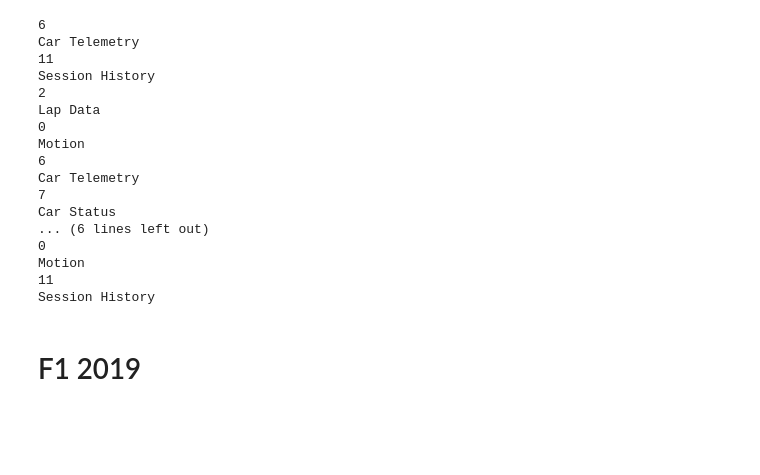
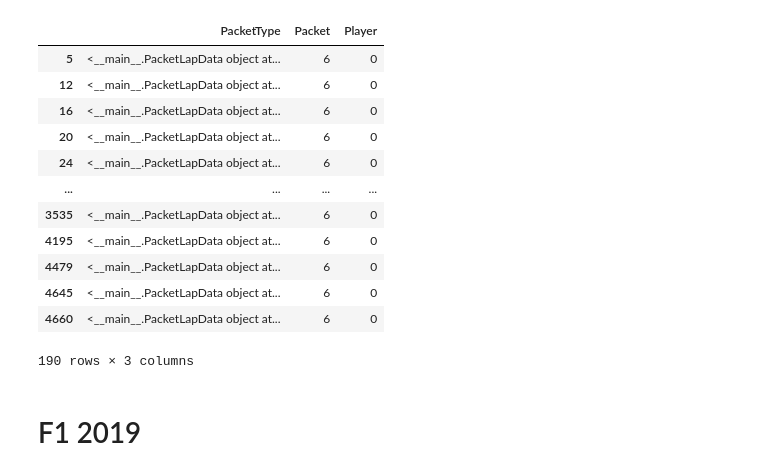
Before and after one commit to jules-deponte/F1Telemetry, a Jupyter notebook: Python Script/Workings.ipynb, the cells around one changed output. Cells and saved outputs as stored; diff of their text form; code cells hidden in the pictures; blank space fills up the shorter version.

Commit message:
added reading of 2021 UDP spec data

```diff
--- a/Python Script/Workings.ipynb
+++ b/Python Script/Workings.ipynb
@@ -607,88 +588,125 @@ outputs = []
 # %%
-for d in d_list:
+
+def get_packet(d):
     m_header = Header.from_buffer_copy(d[0:23])
     packet = m_header.m_packetId
-    print(packet)
+    # print(packet)
 
     if int(m_header.m_packetId) == 0:
         print('Motion')
         packet = PacketMotionData.from_buffer_copy(d[0:1464])
         theader = int(m_header.m_packetId)
+
     elif int(m_header.m_packetId) == 1:
         print('Session')
         packet = PacketLapData.from_buffer_copy(d[0:843])
         theader = int(m_header.m_packetId)
         player = int(m_header.m_playerCarIndex)
+
     elif int(m_header.m_packetId) == 2:
         print('Lap Data')
         packet = PacketLapData.from_buffer_copy(d[0:970])
         theader = int(m_header.m_packetId)
         player = int(m_header.m_playerCarIndex)
+
     elif int(m_header.m_packetId) == 3:
         print('Events')
         packet = PacketLapData.from_buffer_copy(d[0:36])
         theader = int(m_header.m_packetId)
         player = int(m_header.m_playerCarIndex)
+
     elif int(m_header.m_packetId) == 4:
         print('Participants')
         packet = PacketLapData.from_buffer_copy(d[0:1257])
         theader = int(m_header.m_packetId)
         player = int(m_header.m_playerCarIndex)
+
     elif int(m_header.m_packetId) == 5:
         print('Car Setups')
         packet = PacketLapData.from_buffer_copy(d[0:1102])
         theader = int(m_header.m_packetId)
         player = int(m_header.m_playerCarIndex)
+
     elif int(m_header.m_packetId) == 6:
         print('Car Telemetry')
         packet = PacketLapData.from_buffer_copy(d[0:1347])
         theader = int(m_header.m_packetId)
         player = int(m_header.m_playerCarIndex)
+
     elif int(m_header.m_packetId) == 7:
         print('Car Status')
         packet = PacketLapData.from_buffer_copy(d[0:1058])
         theader = int(m_header.m_packetId)
         player = int(m_header.m_playerCarIndex)
+
     elif int(m_header.m_packetId) == 8:
         print('Final Classification')
         packet = PacketLapData.from_buffer_copy(d[0:839])
         theader = int(m_header.m_packetId)
         player = int(m_header.m_playerCarIndex)
+
     elif int(m_header.m_packetId) == 9:
         print('Lobby Info')
         packet = PacketLapData.from_buffer_copy(d[0:1191])
         theader = int(m_header.m_packetId)
         player = int(m_header.m_playerCarIndex)
+
     elif int(m_header.m_packetId) == 10:
         print('Car Damage')
         packet = PacketLapData.from_buffer_copy(d[0:882])
         theader = int(m_header.m_packetId)
         player = int(m_header.m_playerCarIndex)
+
     elif int(m_header.m_packetId) == 11:
         print('Session History')
         packet = PacketLapData.from_buffer_copy(d[0:1155])
         theader = int(m_header.m_packetId)
         player = int(m_header.m_playerCarIndex)
 
-    outputs.append(packet)
+    return (packet, theader, player)
-# %% [output]
-6
-Car Telemetry
-11
-Session History
-2
-Lap Data
-0
-Motion
-6
-Car Telemetry
-7
-Car Status
-... (6 lines left out)
-0
-Motion
-11
-Session History
+# %%
+with open("data.txt", "rb") as f:
+    data = f.readlines()
+
+    f.close()
+
+l = []
+
+
+for i in range(len(data)):
+    try:
+        # print(i)
+
+        data[i] = data[i].replace(b"b'", b"")
+        data[i] = data[i].replace(b'"b""', b"")
+        data[i] = data[i].replace(b"\r", b"")
+        data[i] = data[i].replace(b"'\n", b"")
+        data[i] = data[i].replace(b'"\n', b"")
+
+        escaped_byte_literal = data[i]
+        data[i] = escaped_byte_literal.decode('unicode_escape').encode('raw_unicode_escape')
+
+        l.append(get_packet(data[i]))
+    except:
+        pass
+# %%
+telem = pd.DataFrame(l, columns=['PacketType', 'Packet', 'Player'])
+# %%
+telem[telem['Packet']==6]
+# %% [output]
+|  | PacketType | Packet | Player |
+| 5 | <__main__.PacketLapData object at... | 6 | 0 |
+| 12 | <__main__.PacketLapData object at... | 6 | 0 |
+| 16 | <__main__.PacketLapData object at... | 6 | 0 |
+| 20 | <__main__.PacketLapData object at... | 6 | 0 |
+| 24 | <__main__.PacketLapData object at... | 6 | 0 |
+| ... | ... | ... | ... |
+| 3535 | <__main__.PacketLapData object at... | 6 | 0 |
+| 4195 | <__main__.PacketLapData object at... | 6 | 0 |
+| 4479 | <__main__.PacketLapData object at... | 6 | 0 |
+| 4645 | <__main__.PacketLapData object at... | 6 | 0 |
+| 4660 | <__main__.PacketLapData object at... | 6 | 0 |
+190 rows × 3 columns
 # %% [markdown]
 # F1 2019
 # %%
```
Also changed, not shown: parts of 15 cells of this notebook, 3 other files.
